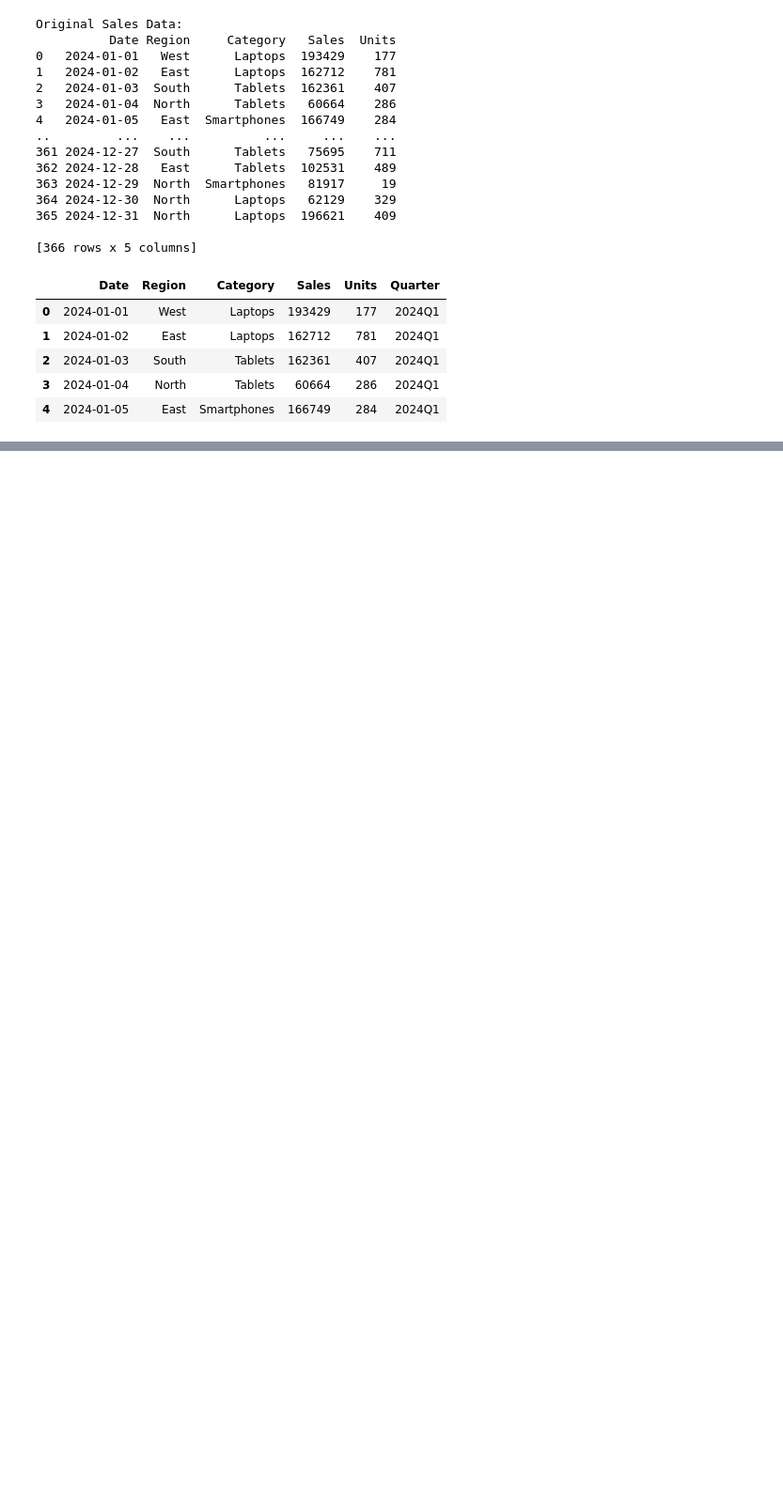
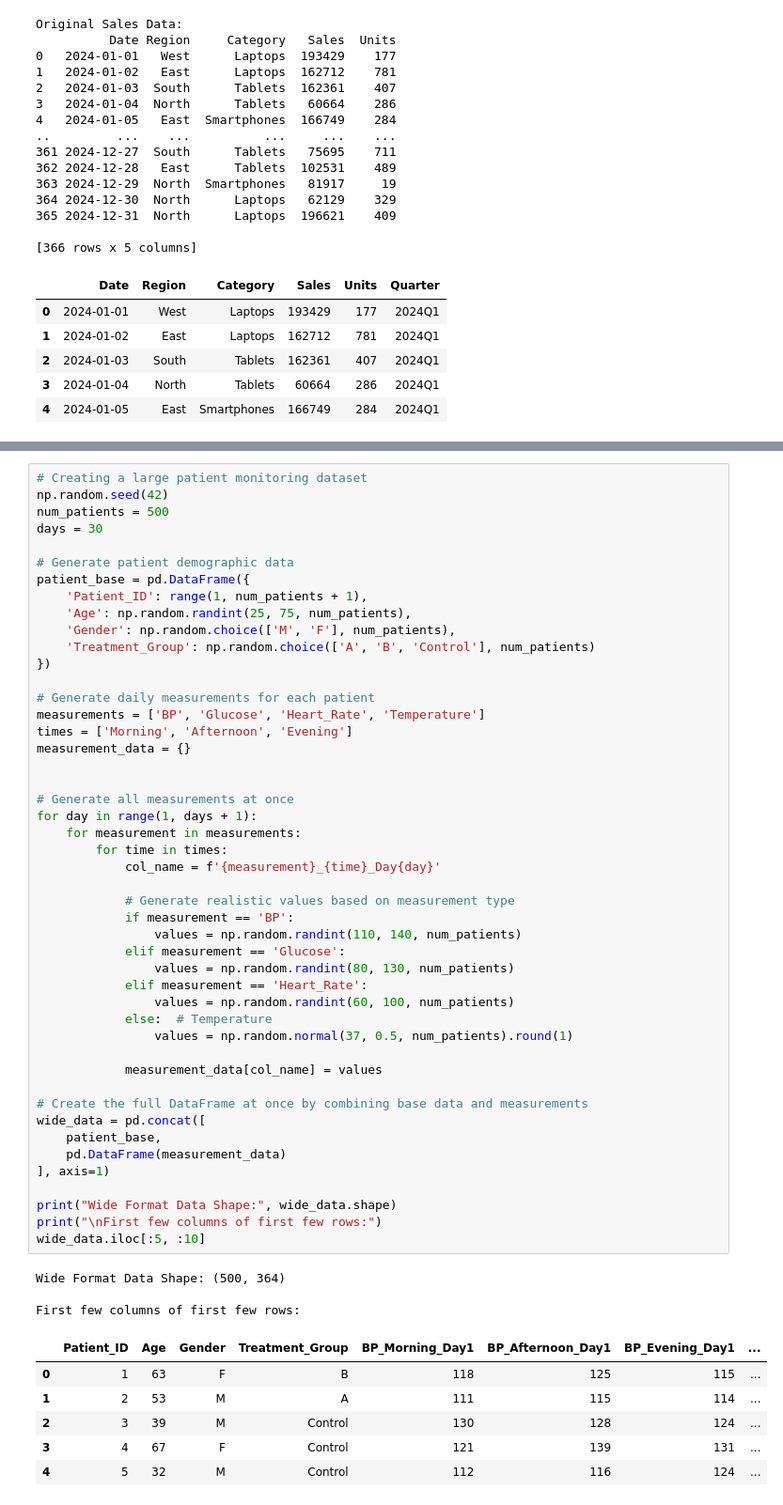
Before and after one commit to profliuhao/CSIT553, a Jupyter notebook: CSIT553_class3_2_exercise.ipynb, the cells around one changed output, grey strips where cells are left out. Shown at 94% size. Drawn from its saved outputs; the diff is of its cells as text; blank space fills up the shorter version.

```diff
--- a/CSIT553_class3_2_exercise.ipynb
+++ b/CSIT553_class3_2_exercise.ipynb
@@ -161,0 +185,57 @@ Original Sales Data:
+# %%
+# Creating a large patient monitoring dataset
+np.random.seed(42)
+num_patients = 500
+days = 30
+
+# Generate patient demographic data
+patient_base = pd.DataFrame({
+    'Patient_ID': range(1, num_patients + 1),
+    'Age': np.random.randint(25, 75, num_patients),
+    'Gender': np.random.choice(['M', 'F'], num_patients),
+    'Treatment_Group': np.random.choice(['A', 'B', 'Control'], num_patients)
+})
+
+# Generate daily measurements for each patient
+measurements = ['BP', 'Glucose', 'Heart_Rate', 'Temperature']
+times = ['Morning', 'Afternoon', 'Evening']
+measurement_data = {}
+
+
+# Generate all measurements at once
+for day in range(1, days + 1):
+    for measurement in measurements:
+        for time in times:
+            col_name = f'{measurement}_{time}_Day{day}'
+
+            # Generate realistic values based on measurement type
+            if measurement == 'BP':
+                values = np.random.randint(110, 140, num_patients)
+            elif measurement == 'Glucose':
+                values = np.random.randint(80, 130, num_patients)
+            elif measurement == 'Heart_Rate':
+                values = np.random.randint(60, 100, num_patients)
+            else:  # Temperature
+                values = np.random.normal(37, 0.5, num_patients).round(1)
+
+            measurement_data[col_name] = values
+
+# Create the full DataFrame at once by combining base data and measurements
+wide_data = pd.concat([
+    patient_base,
+    pd.DataFrame(measurement_data)
+], axis=1)
+
+print("Wide Format Data Shape:", wide_data.shape)
+print("\nFirst few columns of first few rows:")
+wide_data.iloc[:5, :10]
+# %% [output]
+Wide Format Data Shape: (500, 364)
+
+First few columns of first few rows:
+|  | Patient_ID | Age | Gender | Treatment_Group | BP_Morning_Day1 | BP_Afternoon_Day1 | BP_Evening_Day1 | ... |
+| 0 | 1 | 63 | F | B | 118 | 125 | 115 | ... |
+| 1 | 2 | 53 | M | A | 111 | 115 | 114 | ... |
+| 2 | 3 | 39 | M | Control | 130 | 128 | 124 | ... |
+| 3 | 4 | 67 | F | Control | 121 | 139 | 131 | ... |
+| 4 | 5 | 32 | M | Control | 112 | 116 | 124 | ... |
```
Also changed, not shown: parts of 4 cells of this notebook.
